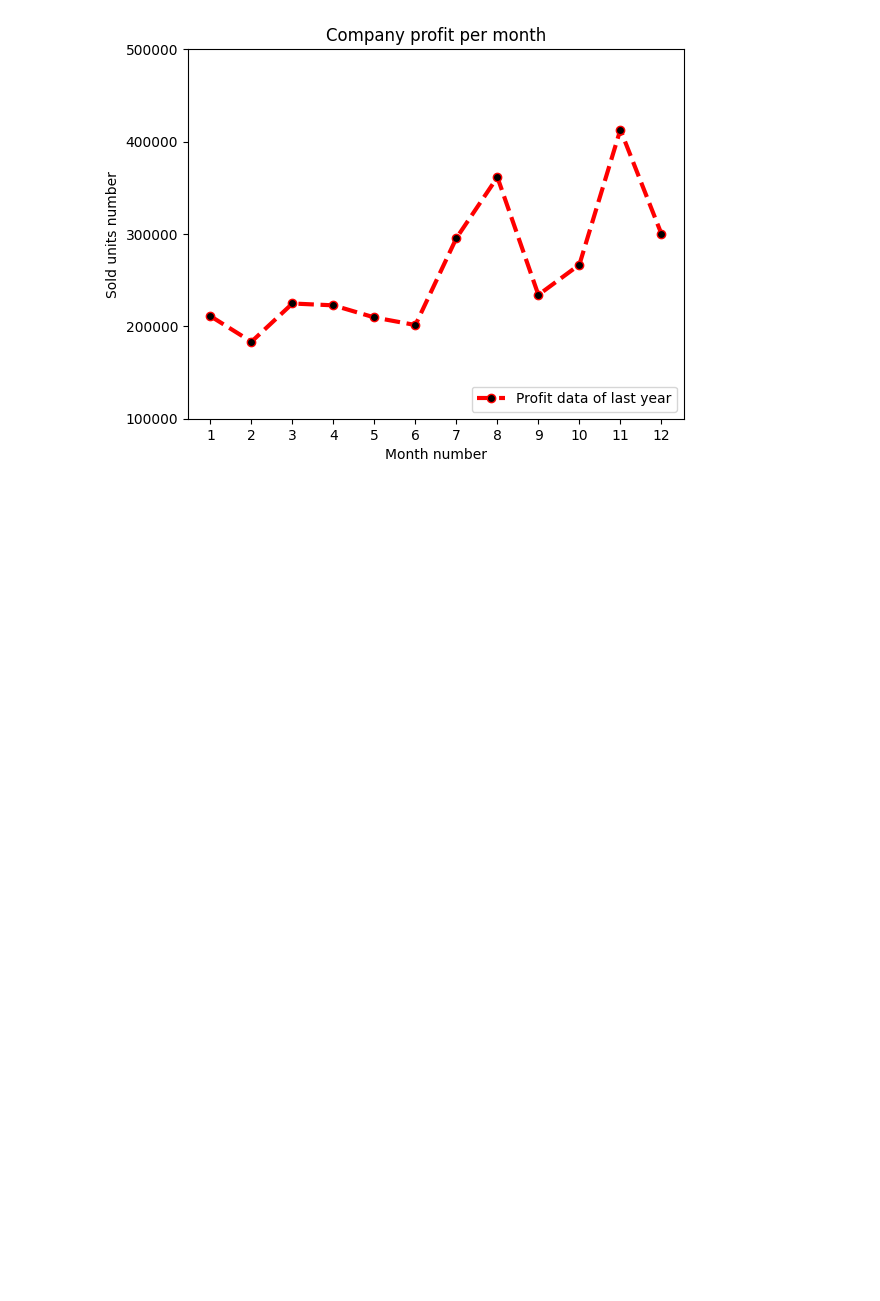
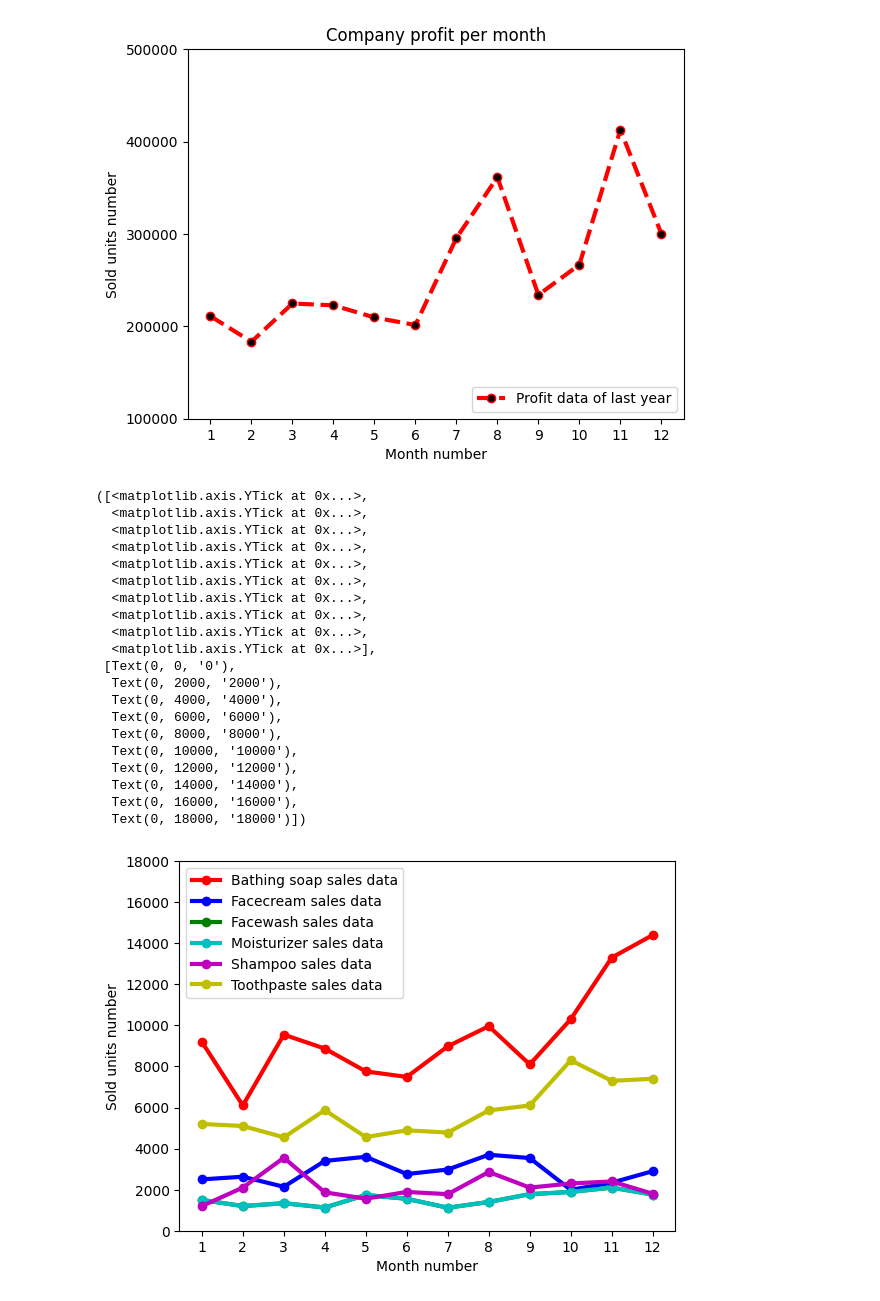
Before and after one commit to luhmont/INFS-772---Programming-for-Data-Analytics--Spring-2025-, a Jupyter notebook: Assignments/Assignment3/INFS772Assignment03.ipynb, the cells around one changed output. Drawn from its saved outputs; the diff is of its cells as text; code cells hidden in the pictures; blank space fills up the shorter version.

```diff
--- a/Assignments/Assignment3/INFS772Assignment03.ipynb
+++ b/Assignments/Assignment3/INFS772Assignment03.ipynb
@@ -55,2 +51,50 @@ plt.plot(x, y, color='r', marker='o', linewidth=3)
+# %%
+#Exercise 3: Read all product sales data and show it using a multiline plot
+
+
+y = companysales['bathingsoap']
+plt.plot(x,y, color='r', marker='o', linewidth=3, label='Bathing soap sales data')
+plt.legend(loc='upper left')
+y = companysales['facecream']
+plt.plot(x,y, color='b', marker='o', linewidth=3, label='Facecream sales data')
+plt.legend(loc='upper left')
+y = companysales['facewash']
+plt.plot(x,y, color='g', marker='o', linewidth=3, label='Facewash sales data')
+plt.legend(loc='upper left')
+y = companysales['moisturizer']
+plt.plot(x,y, color='c', marker='o', linewidth=3, label='Moisturizer sales data')
+plt.legend(loc='upper left')
+y = companysales['shampoo']
+plt.plot(x,y, color='m', marker='o', linewidth=3, label='Shampoo sales data')
+plt.legend(loc='upper left')
+y = companysales['toothpaste']
+plt.plot(x,y, color='y', marker='o', linewidth=3, label='Toothpaste sales data')
+plt.legend(loc='upper left')
+plt.xlabel("Month number")
+plt.xticks(np.arange(1,13,1))
+plt.ylabel("Sold units number")
+plt.yticks(np.arange(0, 20000,2000))
+# %% [output]
+([<matplotlib.axis.YTick at 0x...>,
+  <matplotlib.axis.YTick at 0x...>,
+  <matplotlib.axis.YTick at 0x...>,
+  <matplotlib.axis.YTick at 0x...>,
+  <matplotlib.axis.YTick at 0x...>,
+  <matplotlib.axis.YTick at 0x...>,
+  <matplotlib.axis.YTick at 0x...>,
+  <matplotlib.axis.YTick at 0x...>,
+  <matplotlib.axis.YTick at 0x...>,
+  <matplotlib.axis.YTick at 0x...>],
+ [Text(0, 0, '0'),
+  Text(0, 2000, '2000'),
+  Text(0, 4000, '4000'),
+  Text(0, 6000, '6000'),
+  Text(0, 8000, '8000'),
+  Text(0, 10000, '10000'),
+  Text(0, 12000, '12000'),
+  Text(0, 14000, '14000'),
+  Text(0, 16000, '16000'),
+  Text(0, 18000, '18000')])
+[figure, added]
 # %%
 #Exercise 4: Read toothpaste sales data of each month and show it using a scatter plot
```
Also changed, not shown: parts of 3 cells of this notebook.
